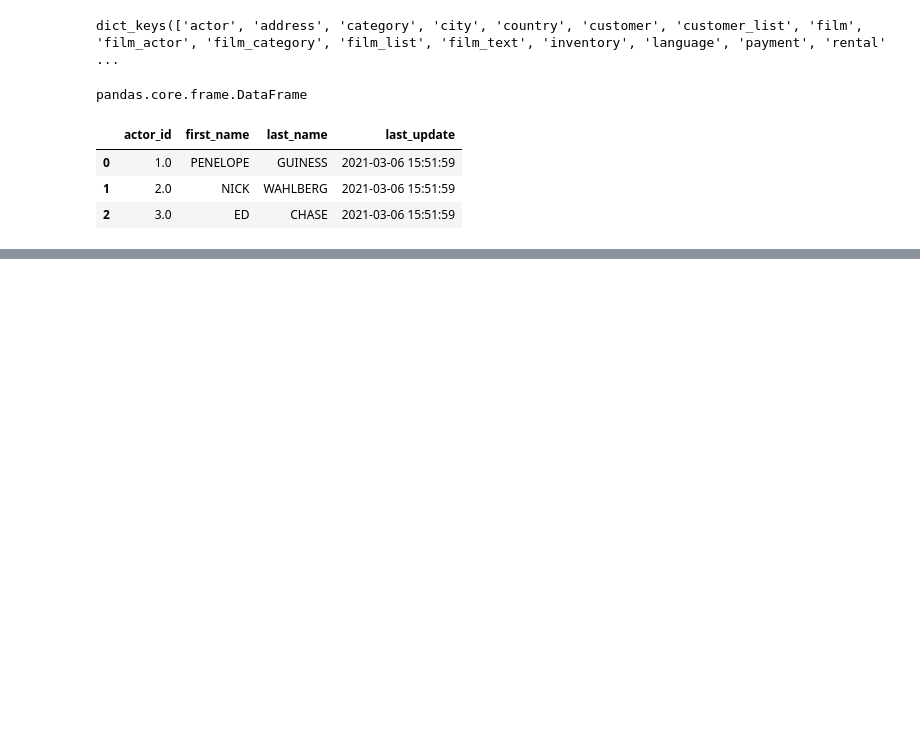
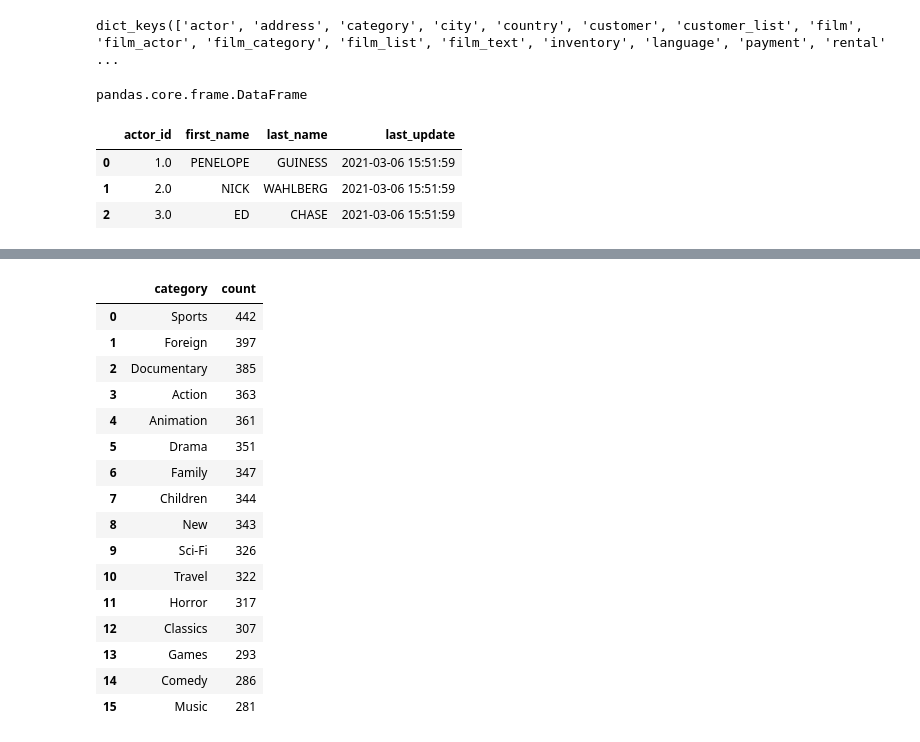
Before and after one commit to Akina-Aoki/duckdb_repo, a Jupyter notebook: lecture_code_along/week4_query_sakila/pandas_duckdb.ipynb, the cells around one changed output, grey strips where cells are left out. Drawn from its saved outputs; the diff is of its cells as text; code cells hidden in the pictures; blank space fills up the shorter version.

```diff
--- a/lecture_code_along/week4_query_sakila/pandas_duckdb.ipynb
+++ b/lecture_code_along/week4_query_sakila/pandas_duckdb.ipynb
@@ -81,0 +212,25 @@ dfs["actor"].head(3)
+# %%
+# Create a dataframe for frequency of categories
+# This is the dataframe version. We can use this for plotting later
+category_frequency_df = films_joined["category"].value_counts().reset_index()
+
+
+category_frequency_df
+# %% [output]
+|  | category | count |
+| 0 | Sports | 442 |
+| 1 | Foreign | 397 |
+| 2 | Documentary | 385 |
+| 3 | Action | 363 |
+| 4 | Animation | 361 |
+| 5 | Drama | 351 |
+| 6 | Family | 347 |
+| 7 | Children | 344 |
+| 8 | New | 343 |
+| 9 | Sci-Fi | 326 |
+| 10 | Travel | 322 |
+| 11 | Horror | 317 |
+| 12 | Classics | 307 |
+| 13 | Games | 293 |
+| 14 | Comedy | 286 |
+| 15 | Music | 281 |
```
Also changed, not shown: parts of 11 cells of this notebook, 1 other file.
